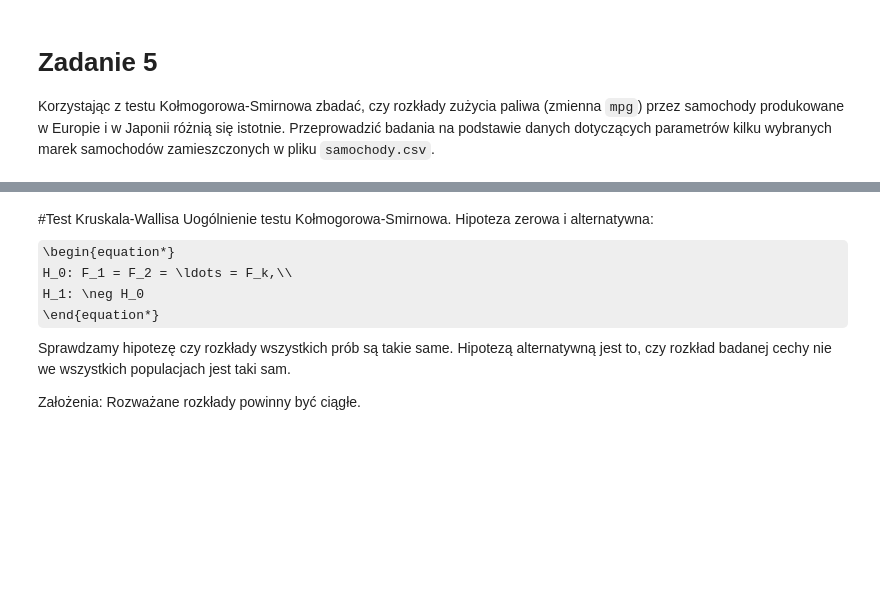
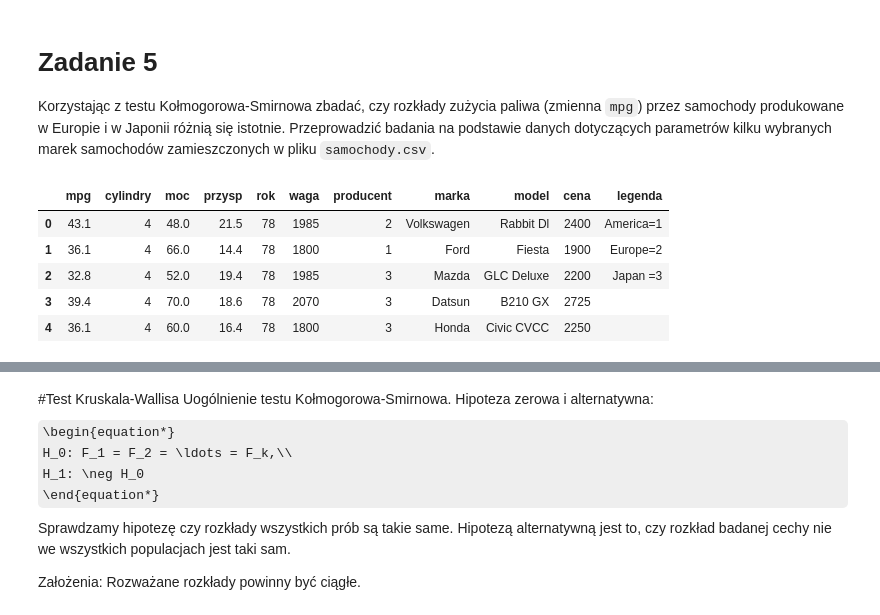
Before and after one commit to mdabrowski-phd/ds250223_regression, a Jupyter notebook: workshops/01_statystyka/01_testy_zgodnosci.ipynb, the cells around one changed output, grey strips where cells are left out. Saved outputs shown, nothing was run; the diff lists cells and outputs as text; code cells hidden in the pictures; some formulas as TeX source; blank space fills up the shorter version.

```diff
--- a/workshops/01_statystyka/01_testy_zgodnosci.ipynb
+++ b/workshops/01_statystyka/01_testy_zgodnosci.ipynb
@@ -177,5 +245,12 @@ Sprawdź czy jest istotna róznica między wynikami z testu z języka angielskie
 # Zadanie 5
 Korzystając z testu Kołmogorowa-Smirnowa zbadać, czy rozkłady zużycia paliwa (zmienna `mpg`) przez samochody produkowane w Europie i w Japonii różnią się istotnie. Przeprowadzić badania na podstawie danych dotyczących parametrów kilku wybranych marek samochodów zamieszczonych w pliku `samochody.csv`.
 # %%
-# samochody = pd.read_csv('samochody.csv', sep='\t')
-# samochody.head()
+samochody = pd.read_csv('samochody.csv', sep='\t')
+samochody.head()
+# %% [output]
+|  | mpg | cylindry | moc | przysp | rok | waga | producent | marka | model | cena | legenda |
+| 0 | 43.1 | 4 | 48.0 | 21.5 | 78 | 1985 | 2 | Volkswagen | Rabbit Dl | 2400 | America=1 |
+| 1 | 36.1 | 4 | 66.0 | 14.4 | 78 | 1800 | 1 | Ford | Fiesta | 1900 | Europe=2 |
+| 2 | 32.8 | 4 | 52.0 | 19.4 | 78 | 1985 | 3 | Mazda | GLC Deluxe | 2200 | Japan =3 |
+| 3 | 39.4 | 4 | 70.0 | 18.6 | 78 | 2070 | 3 | Datsun | B210 GX | 2725 |  |
+| 4 | 36.1 | 4 | 60.0 | 16.4 | 78 | 1800 | 3 | Honda | Civic CVCC | 2250 |  |
```
Also changed, not shown: parts of 25 cells of this notebook, 2 other files.
